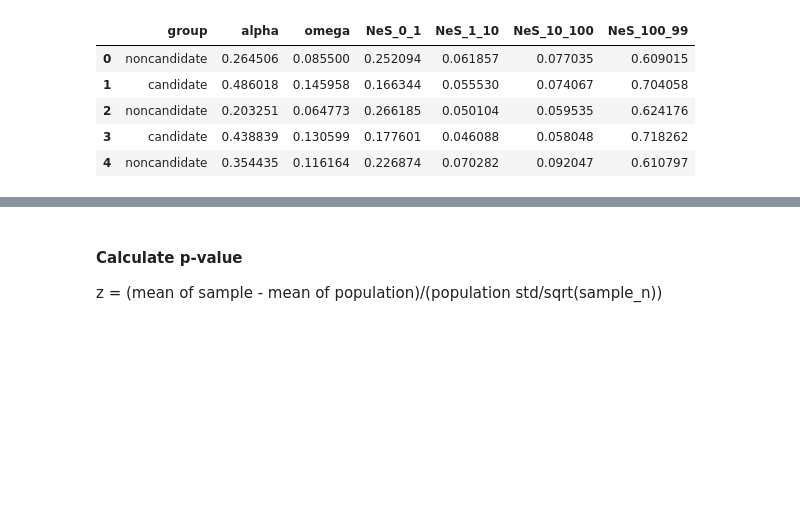
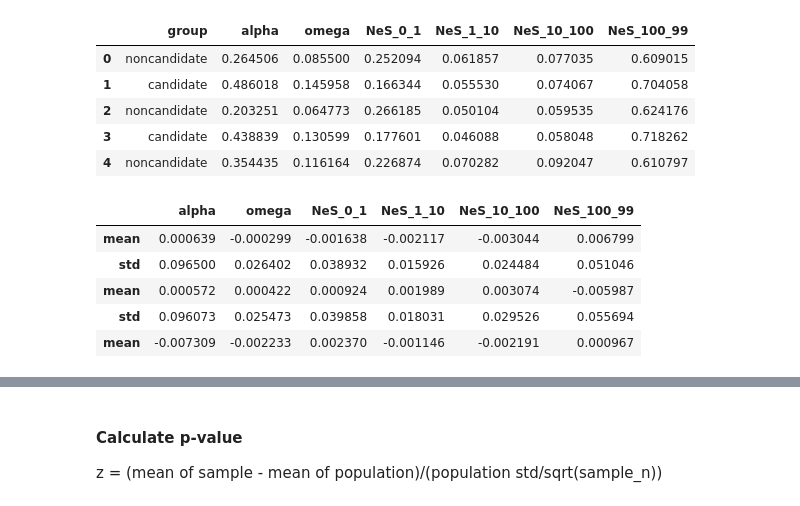
Before and after one commit to alicewchen/lipid_selection, a Jupyter notebook: analysis/06_dfe_alpha_output_analysis/Robs_bbstrap.ipynb, the cells around one changed output, grey strips where cells are left out. Drawn from its saved outputs; the diff is of its cells as text; code cells hidden in the pictures; blank space fills up the shorter version.

```diff
--- a/analysis/06_dfe_alpha_output_analysis/Robs_bbstrap.ipynb
+++ b/analysis/06_dfe_alpha_output_analysis/Robs_bbstrap.ipynb
@@ -61,6 +53,15 @@ for i in range(1000):
 
     #Add mean and std to a running dataframe
     population = population.append(output.append(output_std))
+# %%
+population.head()
+# %% [output]
+|  | alpha | omega | NeS_0_1 | NeS_1_10 | NeS_10_100 | NeS_100_99 |
+| mean | 0.000639 | -0.000299 | -0.001638 | -0.002117 | -0.003044 | 0.006799 |
+| std | 0.096500 | 0.026402 | 0.038932 | 0.015926 | 0.024484 | 0.051046 |
+| mean | 0.000572 | 0.000422 | 0.000924 | 0.001989 | 0.003074 | -0.005987 |
+| std | 0.096073 | 0.025473 | 0.039858 | 0.018031 | 0.029526 | 0.055694 |
+| mean | -0.007309 | -0.002233 | 0.002370 | -0.001146 | -0.002191 | 0.000967 |
 # %%
 # the simulated mean and standard deviation of the null population distribution (estimated with bootstrapping)
 population_summary = population[population.index == 'mean'].agg(['mean'])
```
Also changed, not shown: parts of 17 cells of this notebook.
